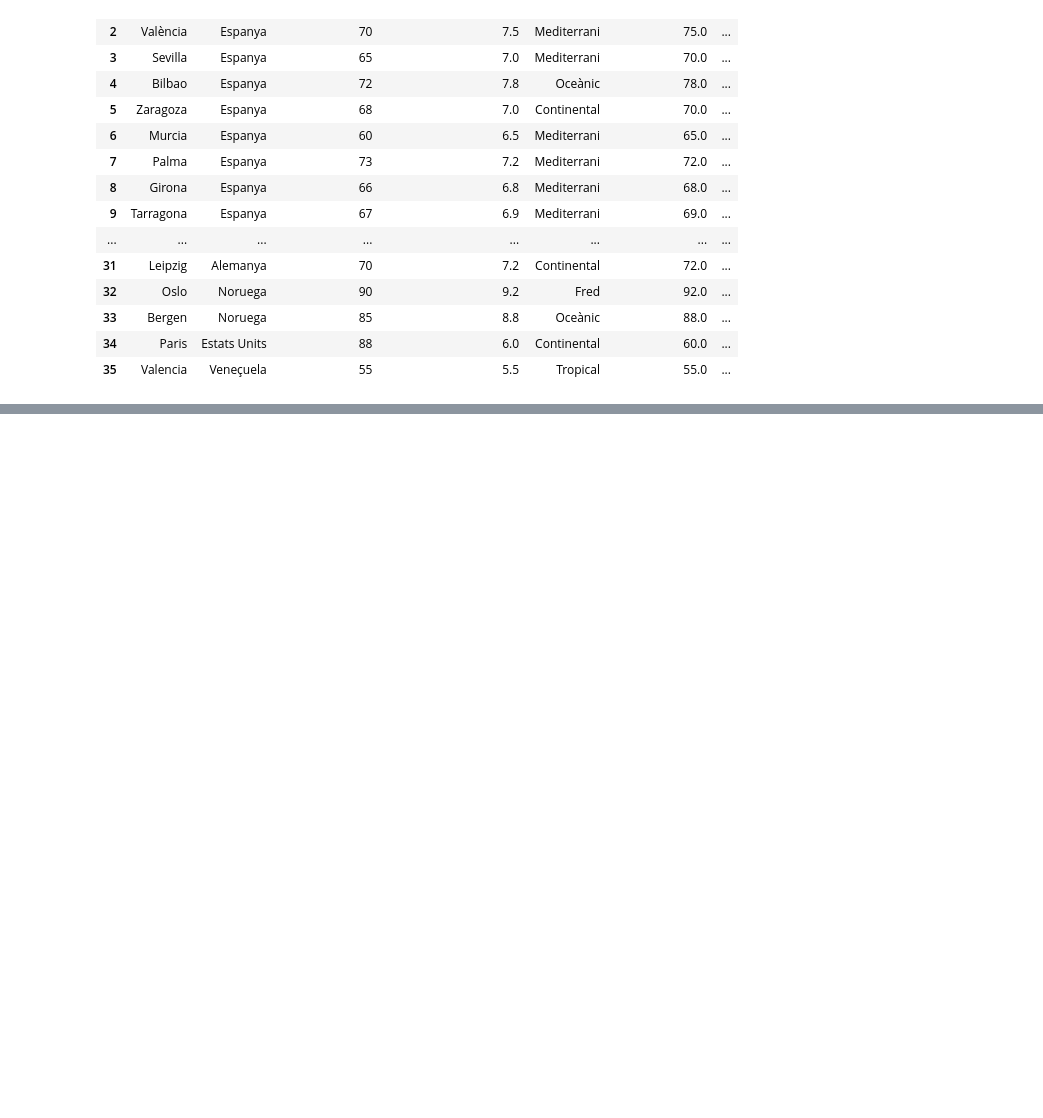
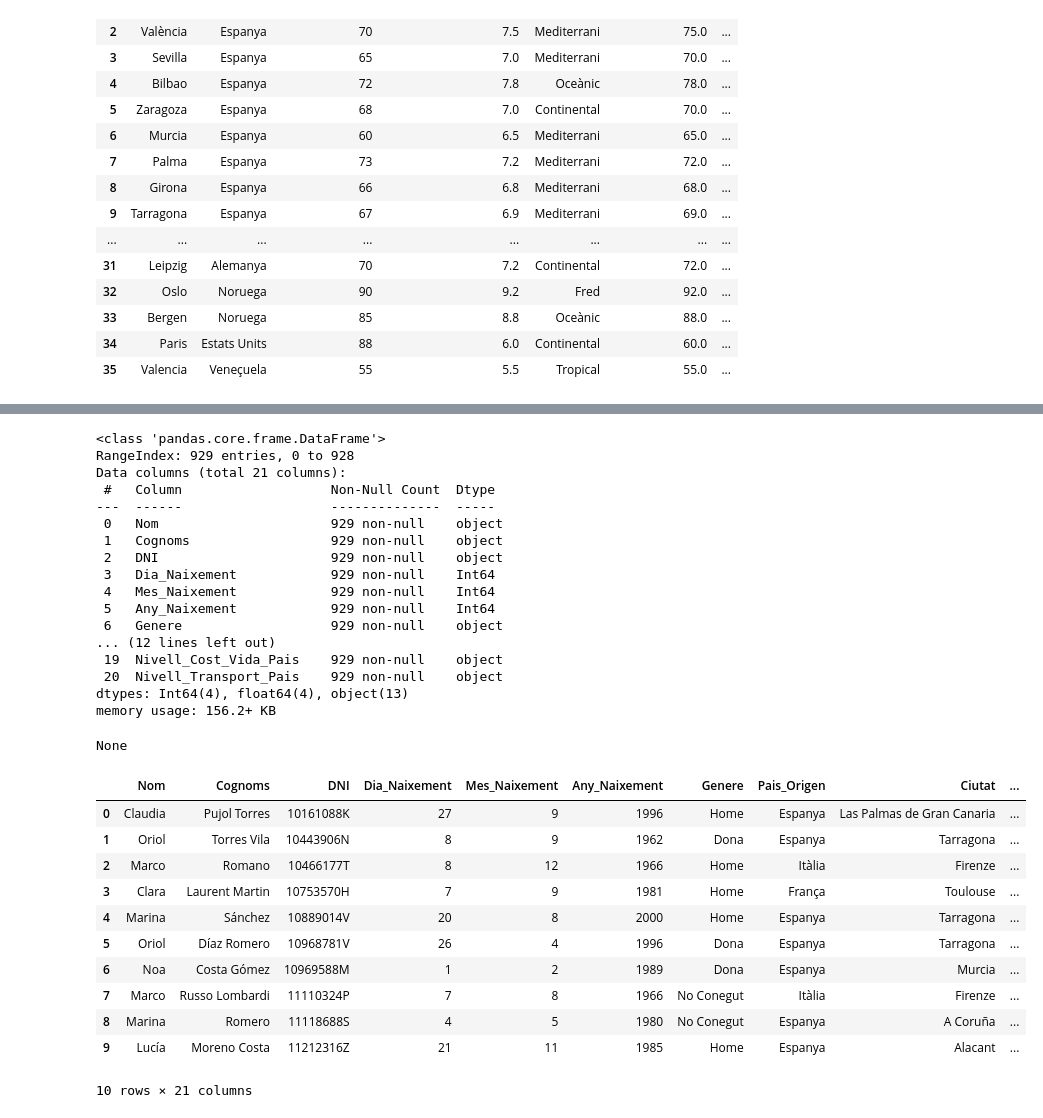
Before and after one commit to jordi-cx/it_academy, a Jupyter notebook: sprint_08_jcx_wip.ipynb, the cells around one changed output, grey strips where cells are left out. Saved outputs shown, nothing was run; the diff lists cells and outputs as text; code cells hidden in the pictures; blank space fills up the shorter version.

```diff
--- a/sprint_08_jcx_wip.ipynb
+++ b/sprint_08_jcx_wip.ipynb
@@ -1247,7 +1246,7 @@ columnas_ordenadas = [
     "Num_Fills",
     "Grup_Professional",
     "Carrec",
-    "Salari_Mensual_Euros",
+    "Salari_Euros",
     "Te_Cotxe",
     "Km_Anuals",
     "Consum_Mitja",
@@ -1265,7 +1264,7 @@ df_preparado = df_imputado_salarios.rename(columns={"País d'origen": "Pais_Orig
                 "Km_anuals": "Km_Anuals",
                 "Consum_mitja_L_100km": "Consum_Mitja",
                 "Temperatura_mitjana_ciutat": "Temperatura_Mitja",
-                "Salari formatejat €": "Salari_Mensual_Euros" }).drop(columns=["Salari mensual"])[columnas_ordenadas]
+                "Salari format €": "Salari_Euros" }).drop(columns=["Salari mensual"])[columnas_ordenadas]
 
 display(df_preparado.info())
 display(df_preparado.head(10))
@@ -1459,16 +1458,16 @@ def asignar_nivel(percentatge):
         return "Desconegut"
 
     if percentatge <= 55:
-        return "Baix"
+        return "low"
     elif percentatge <= 75:
-        return "Mig"
+        return "medium"
     else:
-        return "Alt"
+        return "high"
 
-df_ciudades_niveles['Cost_vida_nivell_Ciutat'] = df_ciudades_niveles['Cost_vida_index'].apply(asignar_nivel)
-df_ciudades_niveles['Transport_nivell_Ciutat'] = df_ciudades_niveles['Transport_index'].apply(asignar_nivel)
-df_ciudades_niveles['Cost_vida_nivell_Pais'] = df_ciudades_niveles['Cost_vida_mitjana_Pais'].apply(asignar_nivel)
-df_ciudades_niveles['Transport_nivell_Pais'] = df_ciudades_niveles['Transport_mitjana_Pais'].apply(asignar_nivel)
+df_ciudades_niveles['Nivell_Cost_Vida_Ciutat'] = df_ciudades_niveles['Cost_vida_index'].apply(asignar_nivel)
+df_ciudades_niveles['Nivell_Transport_Ciutat'] = df_ciudades_niveles['Transport_index'].apply(asignar_nivel)
+df_ciudades_niveles['Nivell_Cost_Vida_Pais'] = df_ciudades_niveles['Cost_vida_mitjana_Pais'].apply(asignar_nivel)
+df_ciudades_niveles['Nivell_Transport_Pais'] = df_ciudades_niveles['Transport_mitjana_Pais'].apply(asignar_nivel)
 
 display(df_ciudades_niveles)
 # %% [output]
@@ -1512,0 +1491,61 @@ display(lista_ciudades)
+# %%
+# Incorporamos los niveles de Coste_Vida y Transporte en el dataframe principal, por Ciudad y por Pais
+
+tabla_niveles_ciudades = (
+    df_ciudades_niveles[['Ciutat', 'País', 'Nivell_Cost_Vida_Ciutat', 'Nivell_Transport_Ciutat']]
+    .drop_duplicates(subset=['Ciutat', 'País']))
+
+df_enriquecido = (
+    df_preparado.merge(
+        tabla_niveles_ciudades,
+        left_on=['Ciutat', 'Pais_Origen'],
+        right_on=['Ciutat', 'País'],
+        how='left', validate='m:1')
+    .drop(columns=['País']))
+
+taula_niveles_paises = (
+    df_ciudades_niveles[['País', 'Nivell_Cost_Vida_Pais', 'Nivell_Transport_Pais']]
+    .drop_duplicates(subset=['País']))
+
+df_enriquecido = (
+    df_enriquecido.merge(
+        taula_niveles_paises,
+        left_on='Pais_Origen',
+        right_on='País',
+        how='left', validate='m:1'
+    )
+    .drop(columns=['País']))
+
+display(df_enriquecido.info())
+display(df_enriquecido.head(10))
+# %% [output]
+<class 'pandas.core.frame.DataFrame'>
+RangeIndex: 929 entries, 0 to 928
+Data columns (total 21 columns):
+ #   Column                   Non-Null Count  Dtype
+---  ------                   --------------  -----
+ 0   Nom                      929 non-null    object
+ 1   Cognoms                  929 non-null    object
+ 2   DNI                      929 non-null    object
+ 3   Dia_Naixement            929 non-null    Int64
+ 4   Mes_Naixement            929 non-null    Int64
+ 5   Any_Naixement            929 non-null    Int64
+ 6   Genere                   929 non-null    object
+... (12 lines left out)
+ 19  Nivell_Cost_Vida_Pais    929 non-null    object
+ 20  Nivell_Transport_Pais    929 non-null    object
+dtypes: Int64(4), float64(4), object(13)
+memory usage: 156.2+ KB
+None
+|  | Nom | Cognoms | DNI | Dia_Naixement | Mes_Naixement | Any_Naixement | Genere | Pais_Origen | Ciutat | ... |
+| 0 | Claudia | Pujol Torres | 10161088K | 27 | 9 | 1996 | Home | Espanya | Las Palmas de Gran Canaria | ... |
+| 1 | Oriol | Torres Vila | 10443906N | 8 | 9 | 1962 | Dona | Espanya | Tarragona | ... |
+| 2 | Marco | Romano | 10466177T | 8 | 12 | 1966 | Home | Itàlia | Firenze | ... |
+| 3 | Clara | Laurent Martin | 10753570H | 7 | 9 | 1981 | Home | França | Toulouse | ... |
+| 4 | Marina | Sánchez | 10889014V | 20 | 8 | 2000 | Home | Espanya | Tarragona | ... |
+| 5 | Oriol | Díaz Romero | 10968781V | 26 | 4 | 1996 | Dona | Espanya | Tarragona | ... |
+| 6 | Noa | Costa Gómez | 10969588M | 1 | 2 | 1989 | Dona | Espanya | Murcia | ... |
+| 7 | Marco | Russo Lombardi | 11110324P | 7 | 8 | 1966 | No Conegut | Itàlia | Firenze | ... |
+| 8 | Marina | Romero | 11118688S | 4 | 5 | 1980 | No Conegut | Espanya | A Coruña | ... |
+| 9 | Lucía | Moreno Costa | 11212316Z | 21 | 11 | 1985 | Home | Espanya | Alacant | ... |
+10 rows × 21 columns
```
Also changed, not shown: parts of 17 cells of this notebook.
